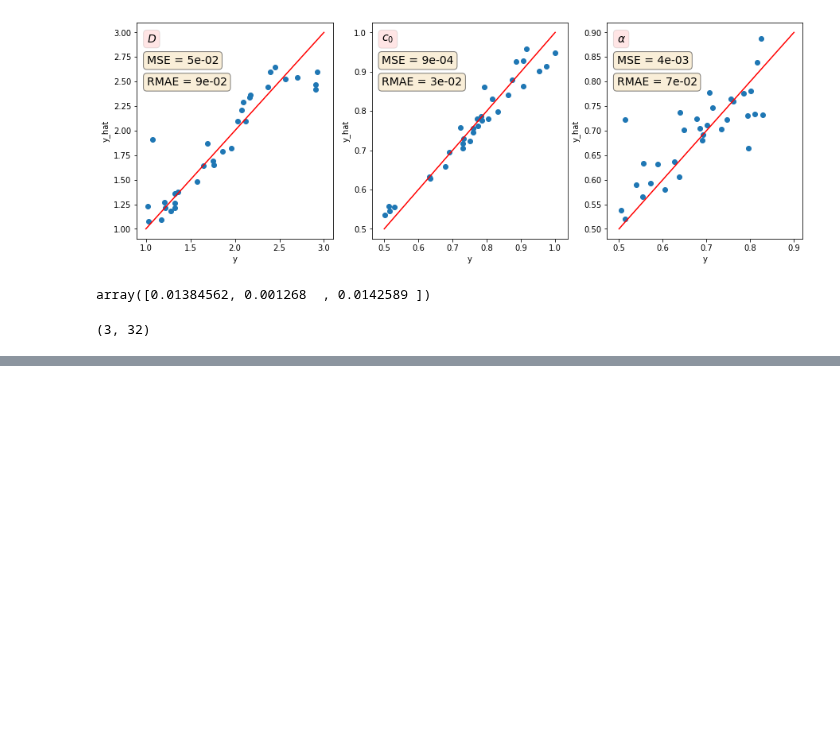
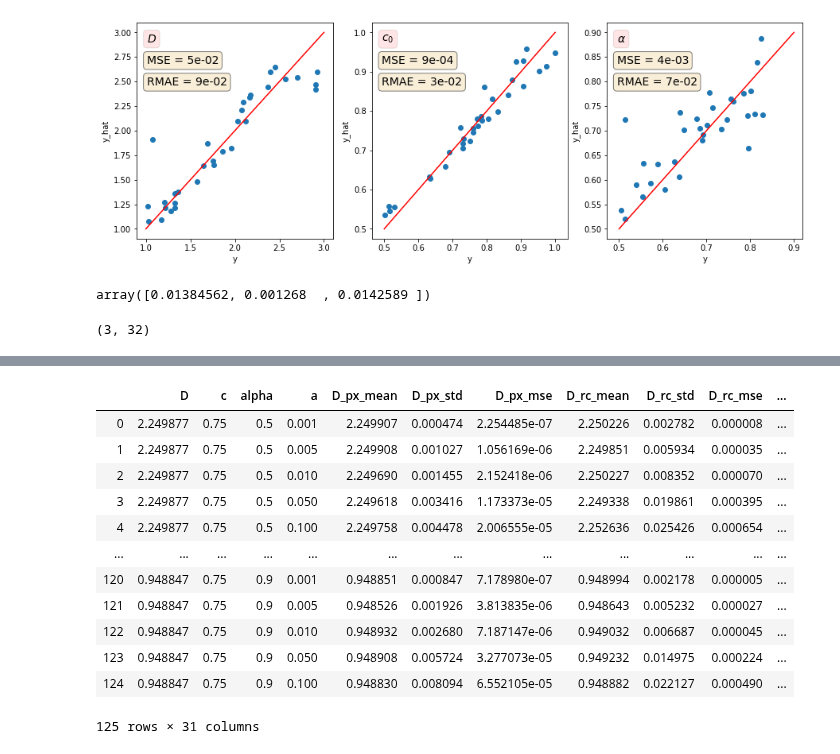
Before and after one commit to waahlstrand/frap, a Jupyter notebook: notebooks/Results.ipynb, the cells around one changed output, grey strips where cells are left out. Drawn from its saved outputs; the diff is of its cells as text; code cells hidden in the pictures; blank space fills up the shorter version.

```diff
--- a/notebooks/Results.ipynb
+++ b/notebooks/Results.ipynb
@@ -146,0 +396,58 @@ plt.imshow(Xnew[0,10,:,:])
+# %%
+
+rows = []
+for x in data:
+
+    data_dict = {}
+    data_dict.update({'D'             : x["settings"][0],
+                      'c'             : x["settings"][1],
+                      'alpha'         : x["settings"][2],
+                      'a'             : x["settings"][3],
+                      'D_px_mean'     : x["px"]["mean"][0],
+                      'D_px_std'      : x["px"]["std"][0],
+                      'D_px_mse'      : x["px"]["mse"][0],
+                      'D_rc_mean'     : x["rc"]["mean"][0],
+                      'D_rc_std'      : x["rc"]["std"][0],
+                      'D_rc_mse'      : x["rc"]["mse"][0],
+                      'D_nn_mean'     : x["nn"]["mean"][0],
+                      'D_nn_std'      : x["nn"]["std"][0],
+                      'D_nn_mse'      : x["nn"]["mse"][0],
+                      'c_px_mean'     : x["px"]["mean"][1],
+                      'c_px_std'      : x["px"]["std"][1],
+                      'c_px_mse'      : x["px"]["mse"][1],
+                      'c_rc_mean'     : x["rc"]["mean"][1],
+                      'c_rc_std'      : x["rc"]["std"][1],
+                      'c_rc_mse'      : x["rc"]["mse"][1],
+                      'c_nn_mean'     : x["nn"]["mean"][1],
+                      'c_nn_std'      : x["nn"]["std"][1],
+                      'c_nn_mse'      : x["nn"]["mse"][1],
+                      'alpha_px_mean' : x["px"]["mean"][2],
+                      'alpha_px_std'  : x["px"]["std"][2],
+                      'alpha_px_mse'  : x["px"]["mse"][2],
+                      'alpha_rc_mean' : x["rc"]["mean"][2],
+                      'alpha_rc_std'  : x["rc"]["std"][2],
+                      'alpha_rc_mse'  : x["rc"]["mse"][2],
+                      'alpha_nn_mean' : x["nn"]["mean"][2],
+                      'alpha_nn_std'  : x["nn"]["std"][2],
+                      'alpha_nn_mse'  : x["nn"]["mse"][2],
+                     })
+
+    rows.append(data_dict)
+
+df = pd.DataFrame(rows)
+# %%
+df
+# %% [output]
+|  | D | c | alpha | a | D_px_mean | D_px_std | D_px_mse | D_rc_mean | D_rc_std | D_rc_mse | ... |
+| 0 | 2.249877 | 0.75 | 0.5 | 0.001 | 2.249907 | 0.000474 | 2.254485e-07 | 2.250226 | 0.002782 | 0.000008 | ... |
+| 1 | 2.249877 | 0.75 | 0.5 | 0.005 | 2.249908 | 0.001027 | 1.056169e-06 | 2.249851 | 0.005934 | 0.000035 | ... |
+| 2 | 2.249877 | 0.75 | 0.5 | 0.010 | 2.249690 | 0.001455 | 2.152418e-06 | 2.250227 | 0.008352 | 0.000070 | ... |
+| 3 | 2.249877 | 0.75 | 0.5 | 0.050 | 2.249618 | 0.003416 | 1.173373e-05 | 2.249338 | 0.019861 | 0.000395 | ... |
+| 4 | 2.249877 | 0.75 | 0.5 | 0.100 | 2.249758 | 0.004478 | 2.006555e-05 | 2.252636 | 0.025426 | 0.000654 | ... |
+| ... | ... | ... | ... | ... | ... | ... | ... | ... | ... | ... | ... |
+| 120 | 0.948847 | 0.75 | 0.9 | 0.001 | 0.948851 | 0.000847 | 7.178980e-07 | 0.948994 | 0.002178 | 0.000005 | ... |
+| 121 | 0.948847 | 0.75 | 0.9 | 0.005 | 0.948526 | 0.001926 | 3.813835e-06 | 0.948643 | 0.005232 | 0.000027 | ... |
+| 122 | 0.948847 | 0.75 | 0.9 | 0.010 | 0.948932 | 0.002680 | 7.187147e-06 | 0.949032 | 0.006687 | 0.000045 | ... |
+| 123 | 0.948847 | 0.75 | 0.9 | 0.050 | 0.948908 | 0.005724 | 3.277073e-05 | 0.949232 | 0.014975 | 0.000224 | ... |
+| 124 | 0.948847 | 0.75 | 0.9 | 0.100 | 0.948830 | 0.008094 | 6.552105e-05 | 0.948882 | 0.022127 | 0.000490 | ... |
+125 rows × 31 columns
```
Also changed, not shown: parts of 29 cells of this notebook, 4 other files.
